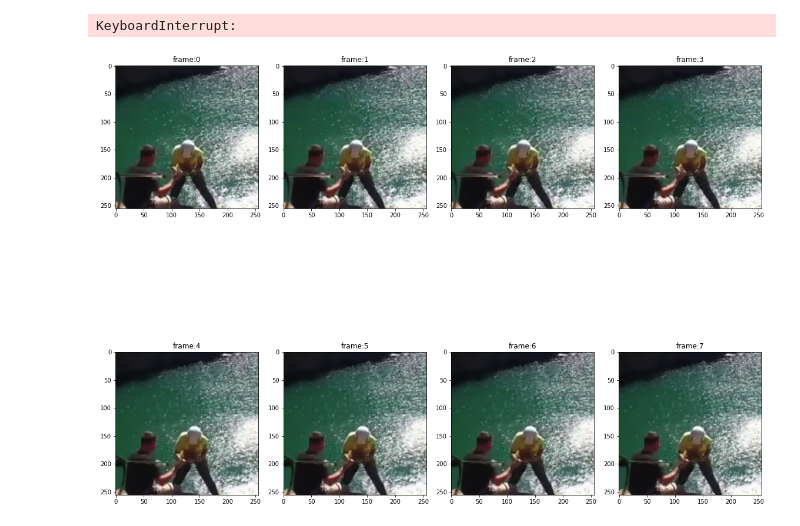
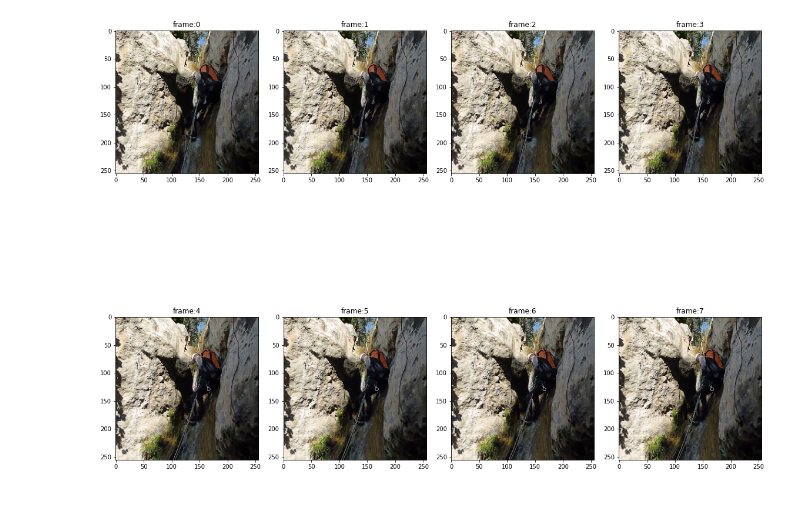
Before and after one commit to kazukiOmi/MDL_Action_Recognition, a Jupyter notebook: test_transform/test_transform.ipynb, the cells around one changed output. Cells and saved outputs as stored; diff of their text form; code cells hidden in the pictures.

```diff
--- a/test_transform/test_transform.ipynb
+++ b/test_transform/test_transform.ipynb
@@ -134,9 +155,8 @@ val_loader = DataLoader(LimitDataset(val_dataset),
 # %%
 data = iter(val_loader).__next__()
+data_a = iter(val_loader).__next__()
 # print(data["video"].shape)
 # print(data["video"][15:16].shape)
-# %% [output]
-KeyboardInterrupt:
 # %%
 import numpy as np
 import matplotlib.pyplot as plt
@@ -171,32 +191,32 @@ frame_list = []
 
 for i in range(16):
     video.append(data["video"][i:i+1].numpy())
     video[i] = np.squeeze(video[i])
     video[i] = video[i].transpose(1,2,3,0)
 
-video_id = 7  # videoを0から15で指定
+video_id = 0  # videoを0から15で指定
 
 for i in range(8):
     img = video[video_id][i:i+1, :, :, :]
     img = np.squeeze(img)
     frame_list.append(img)
 
 # fig = plt.figure()
 # axes = []
 
 rows = 2
 cols = 4
 frame_id = 0
 
 fig, axes = plt.subplots(rows,cols,figsize=(16,16),tight_layout=True)
 
 for i in range(rows):
     for j in range(cols):
         img = frame_list[i]
         subplot_title = ("frame:" + str(frame_id))
         axes[i,j].set_title(subplot_title)
         axes[i,j].imshow(img)
         frame_id = frame_id + 1
 plt.show()
 # %% [output]
-[figure, old version]
+[figure, new version]
```
Also changed, not shown: parts of 4 cells of this notebook.
